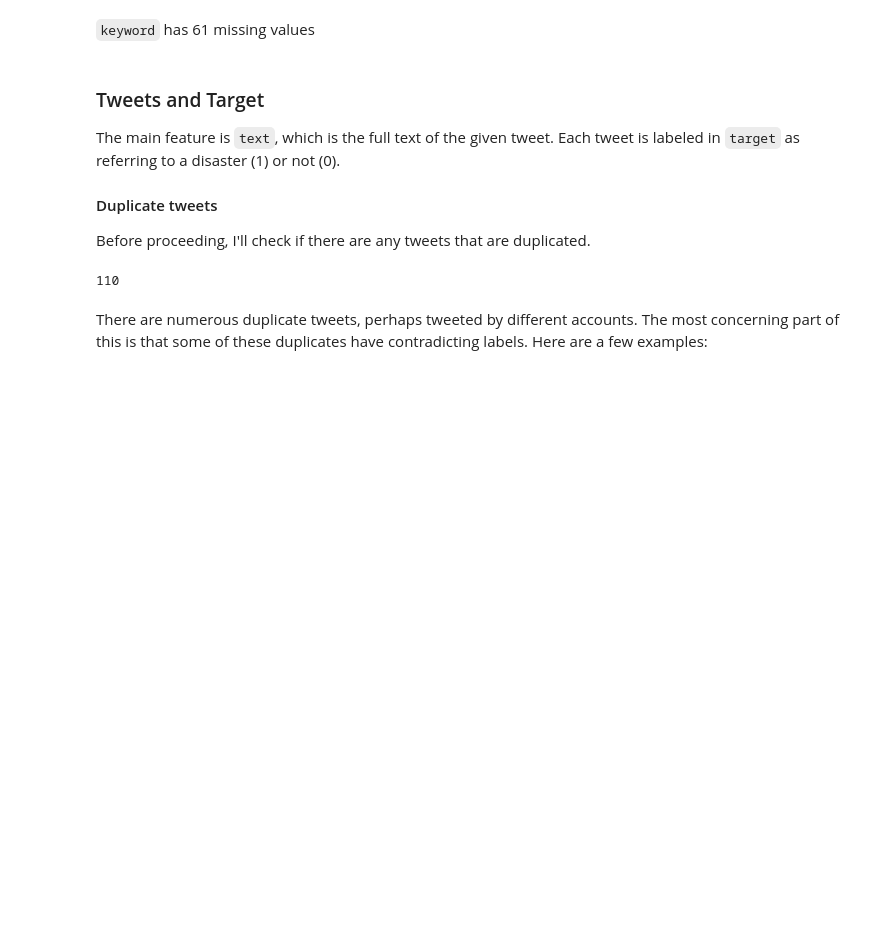
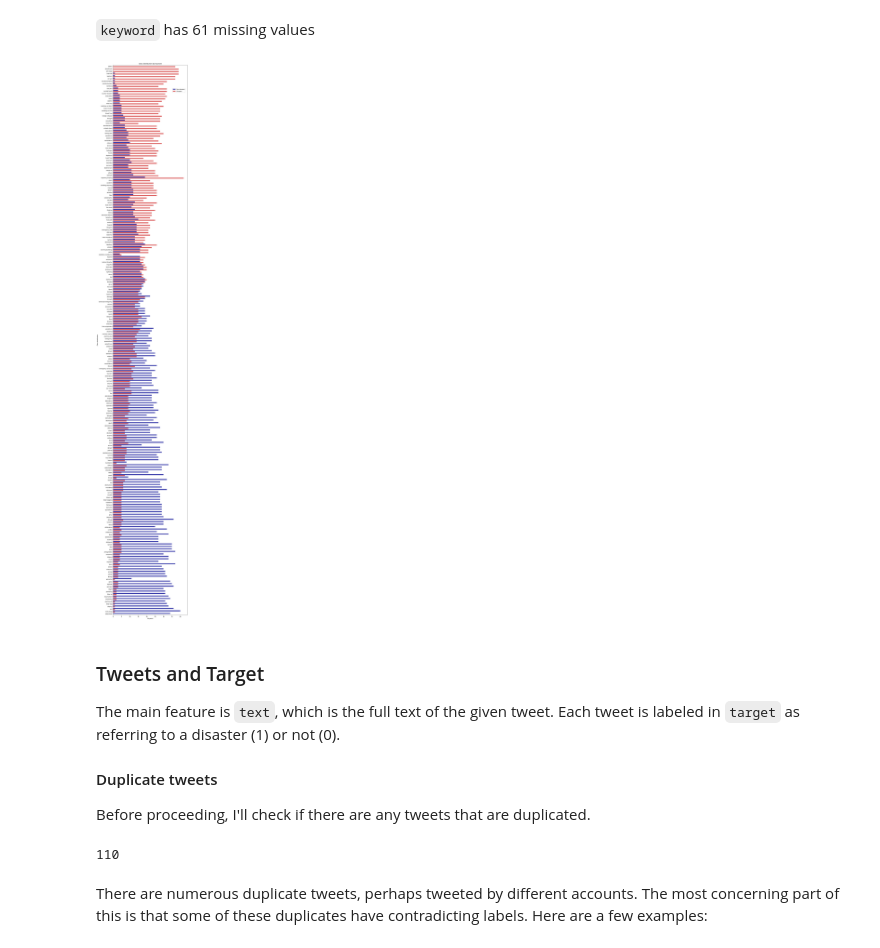
Before and after one commit to zshoorbajee/FlatironProject4, a Jupyter notebook: index.ipynb, the cells around one changed output. Cells and saved outputs as stored; diff of their text form; code cells hidden in the pictures; blank space fills up the shorter version.

```diff
--- a/index.ipynb
+++ b/index.ipynb
@@ -194,3 +216,28 @@ df['keyword'] = df['keyword'].apply(lambda x: x.replace('%20', ' '))
+# %%
+# Creating a separate DF for visualization purposes
+
+df_kw = df[['keyword', 'target']]
+df_kw['kw_target_mean'] = df_kw.groupby('keyword')['target'].transform('mean')
+# %%
+color_non = '#2c2fbf'
+color_disaster ='#f14848'
+
+fig, ax = plt.subplots(figsize=(10, 60))
+
+sns.countplot(
+    y=df_kw.sort_values(by='kw_target_mean', ascending=False)['keyword'],
+    hue=df_kw.sort_values(by='kw_target_mean', ascending=False)['target'],
+    palette=[color_non, color_disaster],
+    ax=ax
+)
+ax.set_title('Class distribution by keyword')
+ax.set_xlabel('Keyword'),
+ax.set_ylabel('Class distribution')
+plt.legend(['Non-disaster', 'Disaster'], loc=(.8,.95))
+plt.tight_layout()
+plt.show()
+# %% [output]
+[figure, added]
 # %% [markdown]
 ### Tweets and Target
 The main feature is `text`, which is the full text of the given tweet. Each tweet is labeled in `target` as referring to a disaster (1) or not (0).
```
Also changed, not shown: parts of 96 cells of this notebook, 2 other files.
